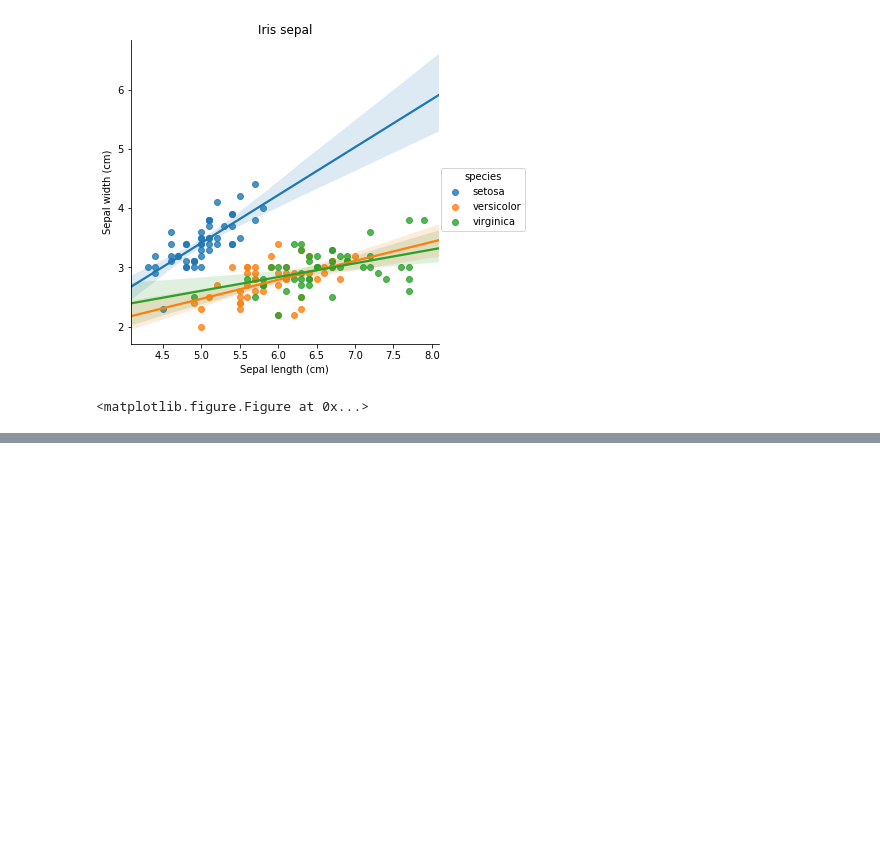
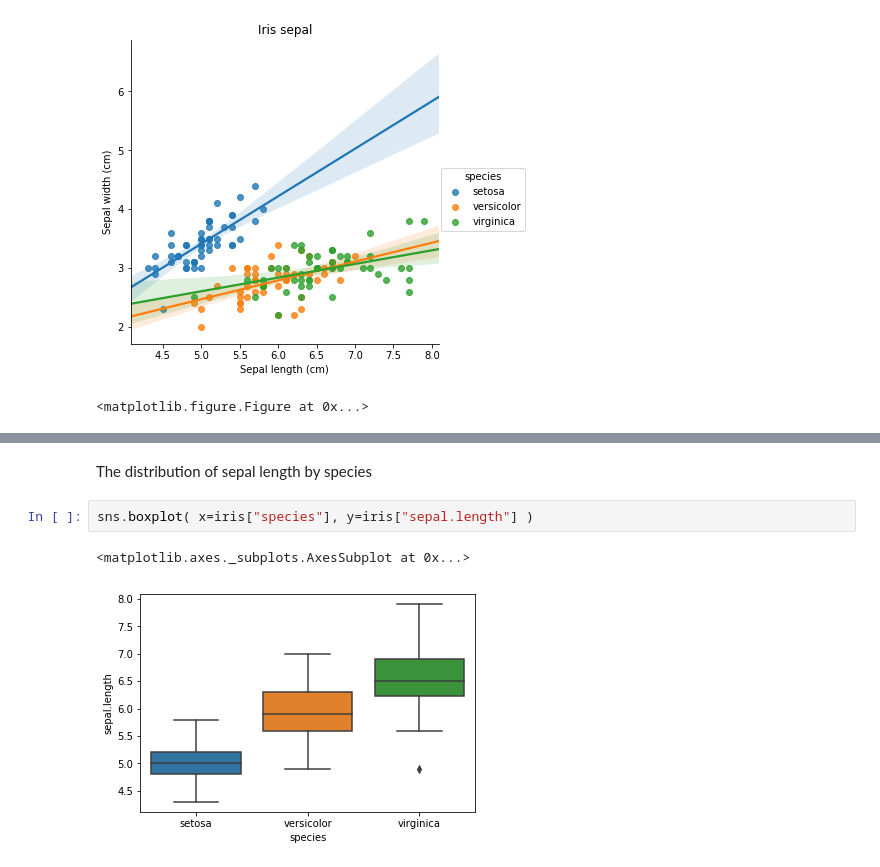
Before and after one commit to elzaguillot/dafe, a Jupyter notebook: Thursday/Visualisation.ipynb, the cells around one changed output, grey strips where cells are left out. Drawn from its saved outputs; the diff is of its cells as text; blank space fills up the shorter version.

```diff
--- a/Thursday/Visualisation.ipynb
+++ b/Thursday/Visualisation.ipynb
@@ -98,0 +126,7 @@ plt.savefig("sepal.png")
+# %% [markdown]
+The distribution of sepal length by species
+# %%
+sns.boxplot( x=iris["species"], y=iris["sepal.length"] )
+# %% [output]
+<matplotlib.axes._subplots.AxesSubplot at 0x...>
+[figure, added]
```
Also changed, not shown: parts of 59 cells of this notebook, 2 other files.
